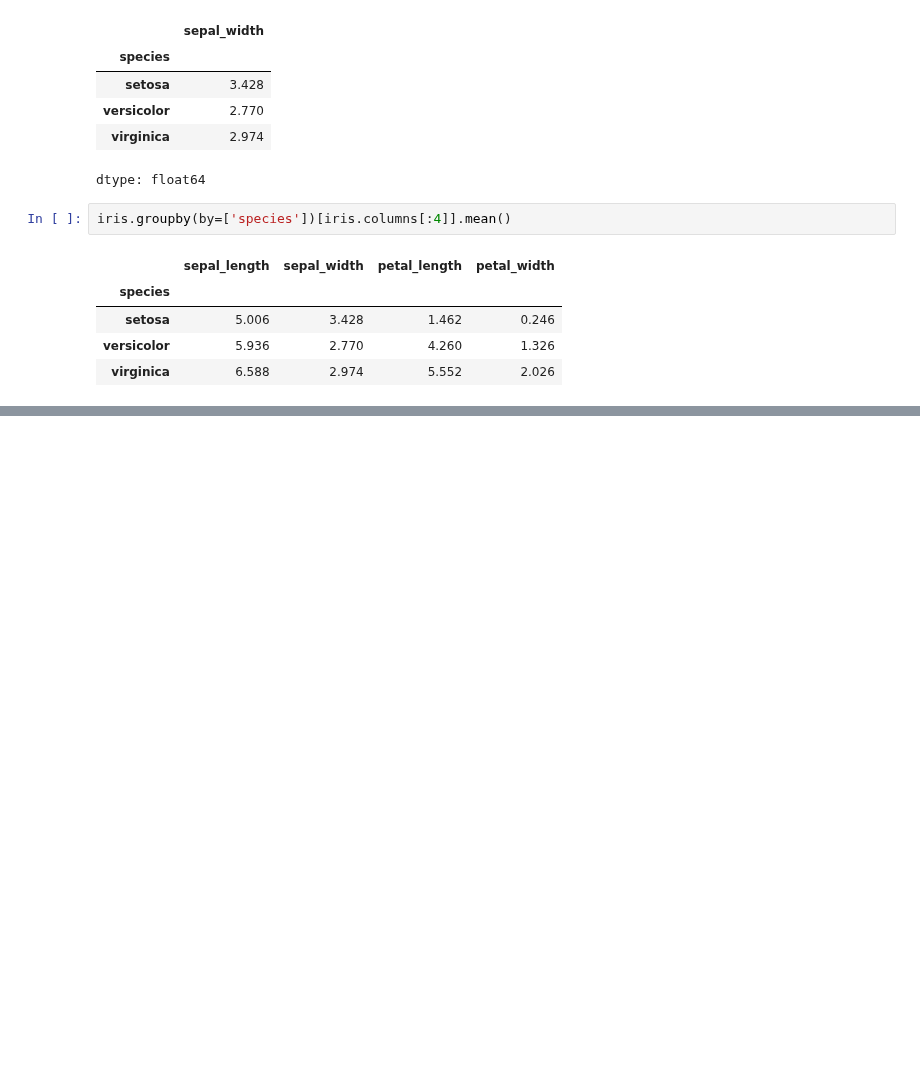
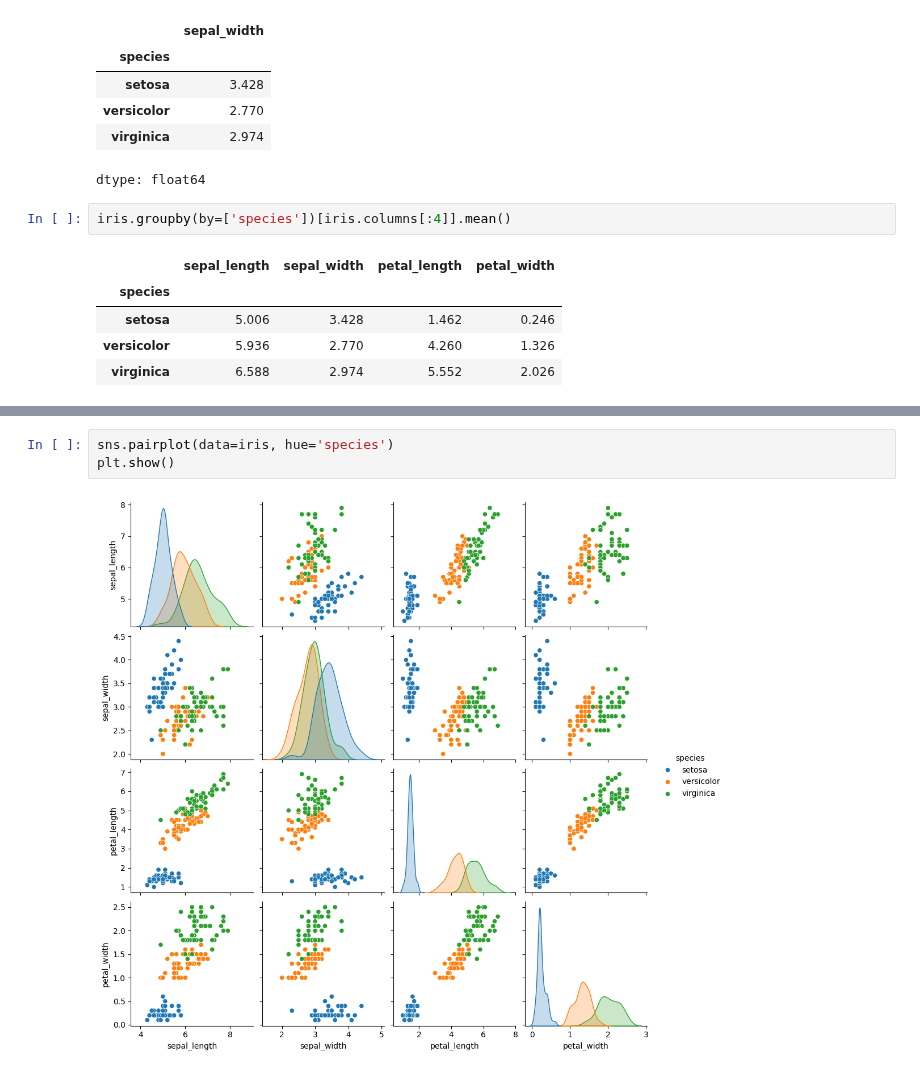
Before and after one commit to JakeOh/202511_BD53, a Jupyter notebook: lab_python/da06_eda.ipynb, the cells around one changed output, grey strips where cells are left out. Saved outputs shown, nothing was run; the diff lists cells and outputs as text; blank space fills up the shorter version.

Commit message:
산점도, pairplot. mpg

```diff
--- a/lab_python/da06_eda.ipynb
+++ b/lab_python/da06_eda.ipynb
@@ -220,0 +233,5 @@ iris.groupby(by=['species'])[iris.columns[:4]].mean()
+# %%
+sns.pairplot(data=iris, hue='species')
+plt.show()
+# %% [output]
+[figure, added]
```
Also changed, not shown: parts of 9 cells of this notebook.
